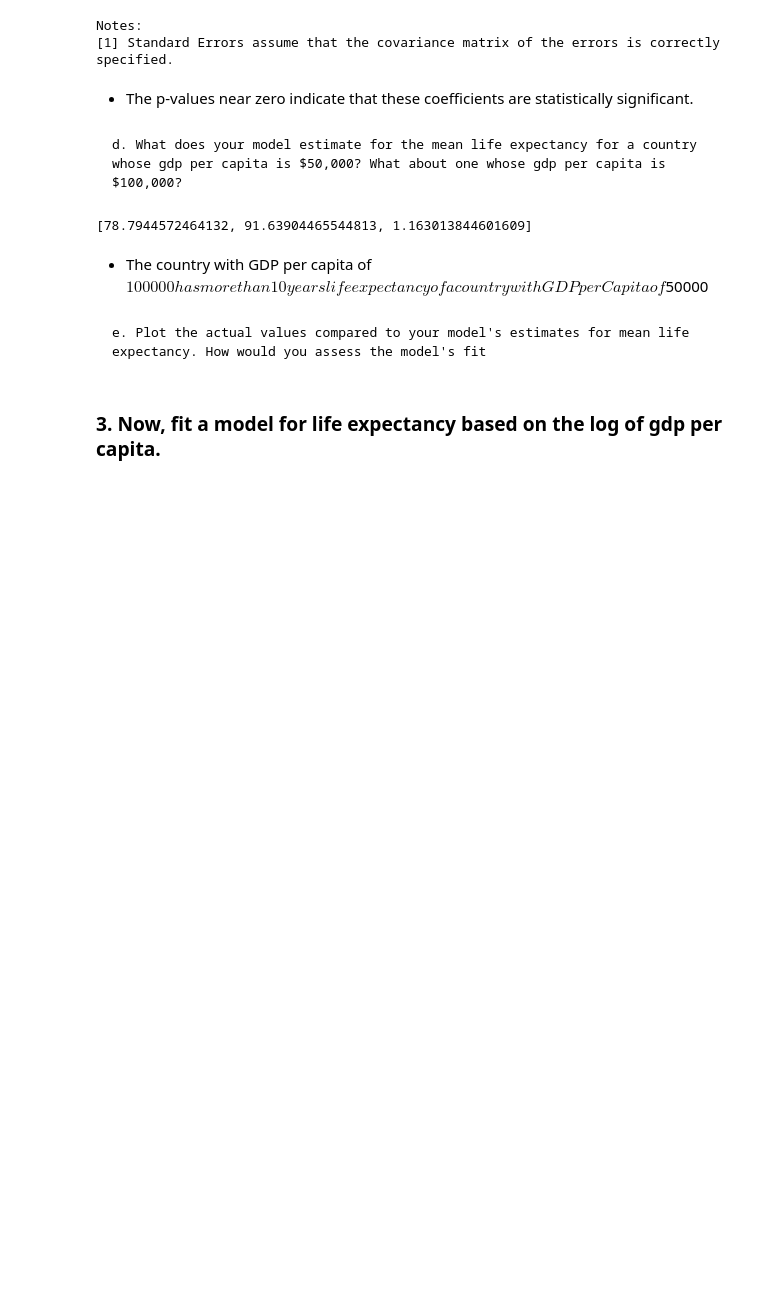
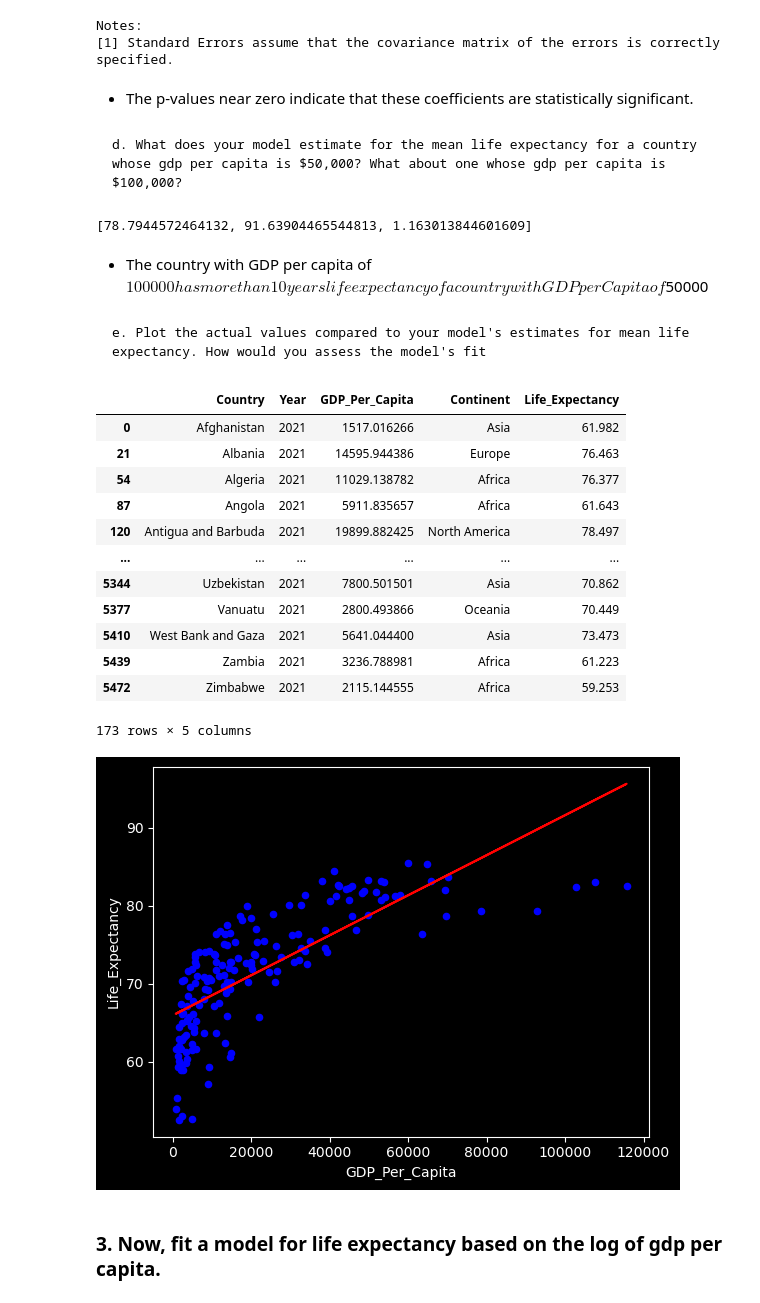
Before and after one commit to nss-data-science-cohort-8/un-linear-regression-DrewRichard7, a Jupyter notebook: notebooks/linear_regression_practice.ipynb, the cells around one changed output. Saved outputs shown, nothing was run; the diff lists cells and outputs as text; code cells hidden in the pictures; blank space fills up the shorter version.

```diff
--- a/notebooks/linear_regression_practice.ipynb
+++ b/notebooks/linear_regression_practice.ipynb
@@ -185,5 +179,24 @@ mean_le_100k = predictor * 100 + intercept
 - The country with GDP per capita of $100000 has more than 10 years life expectancy of a country with GDP per Capita of $50000
 # %% [markdown]
     e. Plot the actual values compared to your model's estimates for mean life expectancy. How would you assess the model's fit
+# %%
+display(gdp_le_2021)
+gdp_le_2021.plot(kind = 'scatter', x= 'GDP_Per_Capita', y = 'Life_Expectancy', color = 'blue')
+plt.plot(gdp_le_2021['GDP_Per_Capita'], lm_2021_adjusted.fittedvalues, color = 'red');
+# %% [output]
+|  | Country | Year | GDP_Per_Capita | Continent | Life_Expectancy |
+| 0 | Afghanistan | 2021 | 1517.016266 | Asia | 61.982 |
+| 21 | Albania | 2021 | 14595.944386 | Europe | 76.463 |
+| 54 | Algeria | 2021 | 11029.138782 | Africa | 76.377 |
+| 87 | Angola | 2021 | 5911.835657 | Africa | 61.643 |
+| 120 | Antigua and Barbuda | 2021 | 19899.882425 | North America | 78.497 |
+| ... | ... | ... | ... | ... | ... |
+| 5344 | Uzbekistan | 2021 | 7800.501501 | Asia | 70.862 |
+| 5377 | Vanuatu | 2021 | 2800.493866 | Oceania | 70.449 |
+| 5410 | West Bank and Gaza | 2021 | 5641.044400 | Asia | 73.473 |
+| 5439 | Zambia | 2021 | 3236.788981 | Africa | 61.223 |
+| 5472 | Zimbabwe | 2021 | 2115.144555 | Africa | 59.253 |
+173 rows × 5 columns
+[figure, added]
 # %% [markdown]
 ### 3. Now, fit a model for life expectancy based on the log of gdp per capita.
```
Also changed, not shown: parts of 25 cells of this notebook.
